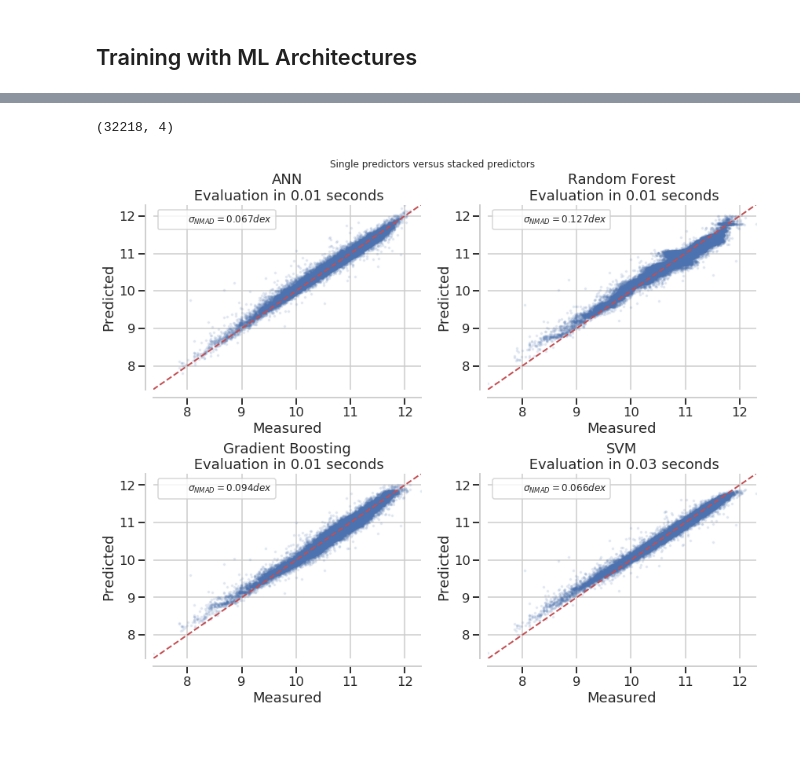
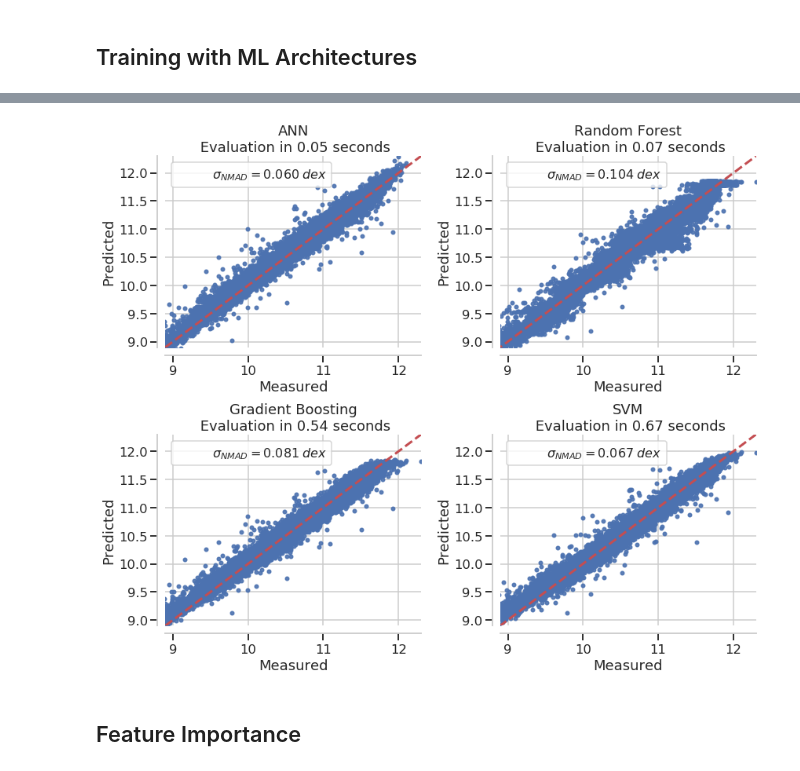
Before and after one commit to estevesjh/fnalFall2022, a Jupyter notebook: notebooks/10.BestMachineLearningArchitecture.ipynb, the cells around one changed output, grey strips where cells are left out. Saved outputs shown, nothing was run; the diff lists cells and outputs as text; code cells hidden in the pictures; blank space fills up the shorter version.

```diff
--- a/notebooks/10.BestMachineLearningArchitecture.ipynb
+++ b/notebooks/10.BestMachineLearningArchitecture.ipynb
@@ -77,27 +77,30 @@ x_target_small = x_target1d[:,4:]
 ## Training with ML Architectures
 # %%
 from sklearn.ensemble import GradientBoostingRegressor
-from sklearn.ensemble import RandomForestRegressor
+from sklearn.ensemble import RandomForestRegressor, BaggingRegressor
 from sklearn.neural_network import MLPRegressor
-from sklearn.linear_model import LassoCV
 from sklearn.svm import SVR
 import time
 
 # from sklearn.ensemble import StackingRegressor
 from sklearn.pipeline import make_pipeline
 
-## all default params
+n_estimators = 10
+n_cores = 41
+
 ann_pipeline = make_pipeline(MLPRegressor())
-rf_pipeline = make_pipeline(RandomForestRegressor())
+rf_pipeline = make_pipeline(RandomForestRegressor(n_jobs=n_cores))
 gradient_pipeline = make_pipeline(GradientBoostingRegressor())
-svm_pipeline = make_pipeline(SVR())
+svm_pipeline = make_pipeline(BaggingRegressor(SVR(), max_samples=1.0 / n_estimators,
+                             n_estimators=n_estimators,n_jobs=n_cores))
 
 estimators = [('ANN', ann_pipeline),
               ('Random Forest', rf_pipeline),
               ('Gradient Boosting', gradient_pipeline),
               ('SVM', svm_pipeline)]
 # %%
-idx = np.random.randint(len(y_train1d), size=10000)
+# idx = np.random.randint(len(y_train1d), size=10000)
+idx = np.arange(len(y_train1d))
 x = x_train_small[idx,:]
 y = y_train1d[idx]
 # %%
@@ -134,14 +137,10 @@ Elapsed time: 0.03 min
-# %%
-x_target_small.shape
-# %% [output]
-(32218, 4)
 # %%
 def plot_regression_results(ax, y_true, y_pred, title, scores, elapsed_time):
     """Scatter plot of the predicted vs true targets."""
     ax.plot([y_true.min(), y_true.max()],
             [y_true.min(), y_true.max()],
-            '--r', linewidth=2)
-    ax.scatter(y_true, y_pred, alpha=0.1,s=5)
+            '--r', linewidth=3)
+    ax.scatter(y_true, y_pred, alpha=0.9,s=20)
 
     ax.spines['top'].set_visible(False)
     ax.spines['right'].set_visible(False)
@@ -155,32 +154,32 @@ def plot_regression_results(ax, y_true, y_pred, title, scores, elapsed_time):
     ax.set_ylabel('Predicted')
     extra = plt.Rectangle((0, 0), 0, 0, fc="w", fill=False,
                           edgecolor='none', linewidth=0)
-    ax.legend([extra], [scores], loc='upper left',fontsize=12)
+    ax.legend([extra], [scores], loc='upper left',fontsize=16)
     title = title + '\n Evaluation in {:.2f} seconds'.format(elapsed_time)
     ax.set_title(title)
 
 def median_abs_deviation(x,scale=1.0):
     return np.median(np.abs(x-np.median(x)))/scale
 # %%
-import time
-import matplotlib.pyplot as plt
-from sklearn.model_selection import cross_validate, cross_val_predict
-
 fig, axs = plt.subplots(2, 2, figsize=(12, 10))
 axs = np.ravel(axs)
 
 for ax, (name, est) in zip(axs, estimators):
     elapsed_time = est.elapsed_time
     y_target_pred = est.predict(x_target_small)
     snmad = median_abs_deviation(y_target-y_target_pred,scale=1/1.4826)
     offset = np.median(y_target-y_target_pred)
     plot_regression_results(
         ax, y_target, y_target_pred+offset,
-        name, r'$\sigma_{NMAD} = %.3f dex$'%(snmad),
+        name, r'$\sigma_{NMAD} = %.3f \; dex$'%(snmad),
         elapsed_time)
-plt.suptitle('Single predictors versus stacked predictors')
+    ax.set_xlim(8.9,)
+    ax.set_ylim(8.9,)
+# plt.suptitle('Single predictors versus stacked predictors')
 plt.tight_layout()
-plt.subplots_adjust(top=0.9)
-plt.show()
+# plt.subplots_adjust(top=0.9)
+fig.savefig('compare_different_ml_predictors.png',dpi=100,facecolor='w',transparent=False)
 # %% [output]
-[figure, old version]
+[figure, new version]
+# %% [markdown]
+## Feature Importance
```
Also changed, not shown: parts of 26 cells of this notebook, 2 other files.
